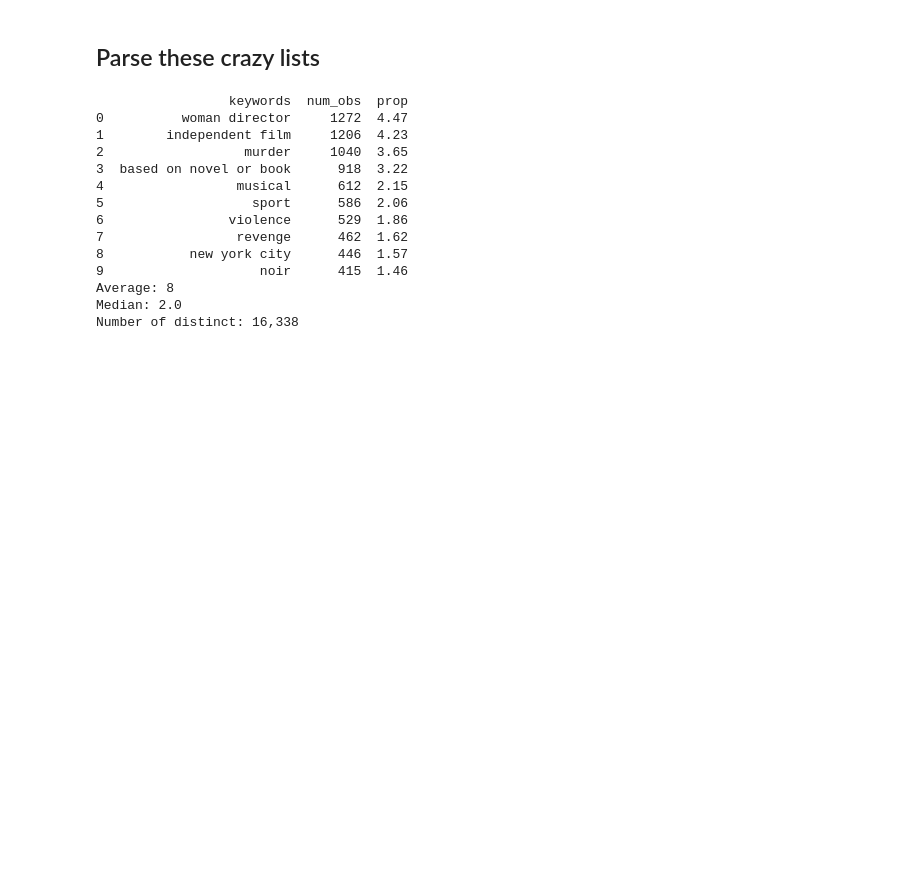
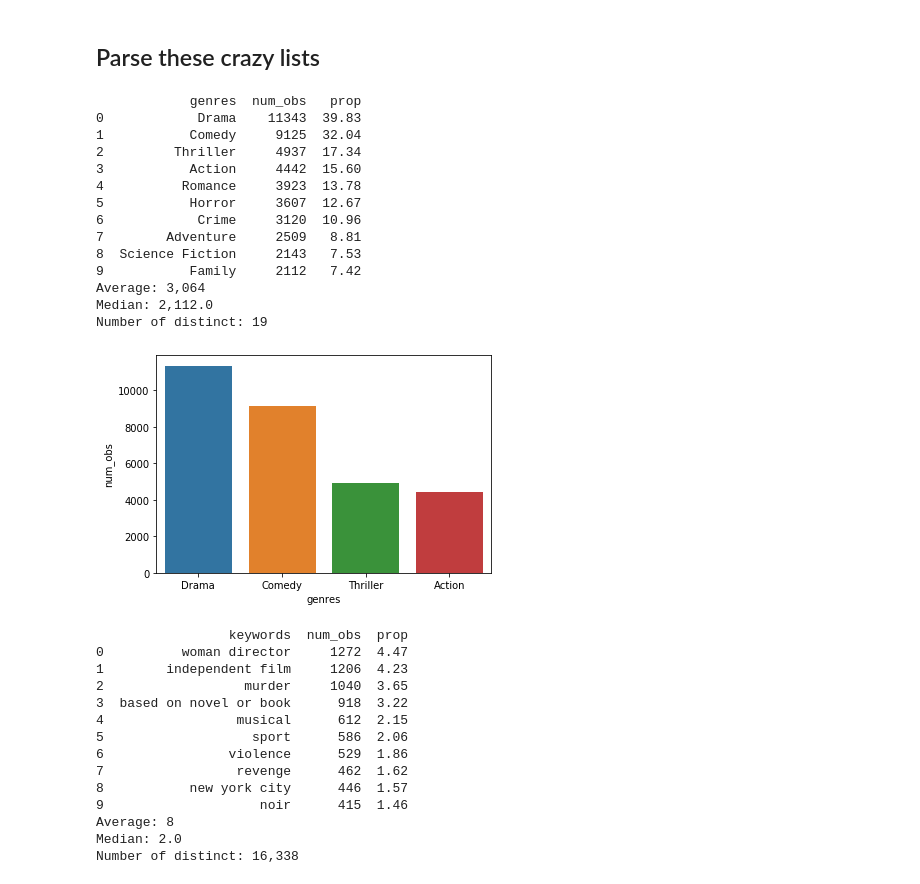
Before and after one commit to ChristopherDaigle/movie_ds_model, a Jupyter notebook: movie_data_analysis.ipynb, the cells around one changed output. Cells and saved outputs as stored; diff of their text form; code cells hidden in the pictures; blank space fills up the shorter version.

```diff
--- a/movie_data_analysis.ipynb
+++ b/movie_data_analysis.ipynb
@@ -228,6 +228,24 @@ df_info['null_2'].sort_values('miss_prop_2', ascending=False)
 | 3 | id | 32768 | 24.50 | 0 | 0.00 | NaN | NaN |
 # %% [markdown]
 ## Parse these crazy lists
+# %%
+top_ten_genres = de.col_arr_parse(df,'genres')
+# %% [output]
+            genres  num_obs   prop
+0            Drama    11343  39.83
+1           Comedy     9125  32.04
+2         Thriller     4937  17.34
+3           Action     4442  15.60
+4          Romance     3923  13.78
+5           Horror     3607  12.67
+6            Crime     3120  10.96
+7        Adventure     2509   8.81
+8  Science Fiction     2143   7.53
+9           Family     2112   7.42
+Average: 3,064
+Median: 2,112.0
+Number of distinct: 19
+[figure, added]
 # %%
 top_ten_kw = de.col_arr_parse(df,'keywords')
 # %% [output]
```
Also changed, not shown: parts of 9 cells of this notebook.
